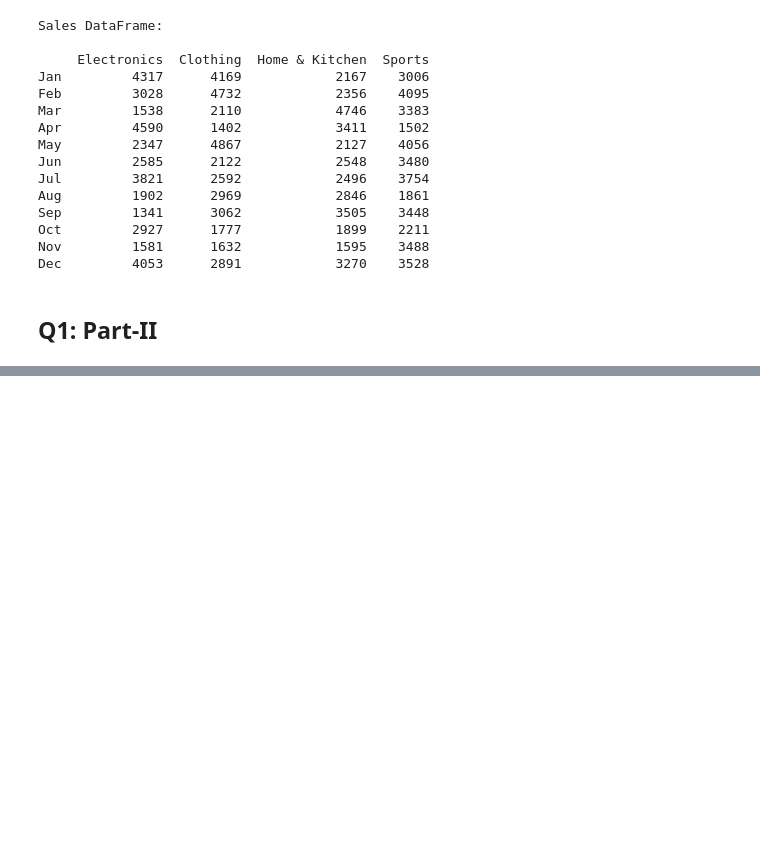
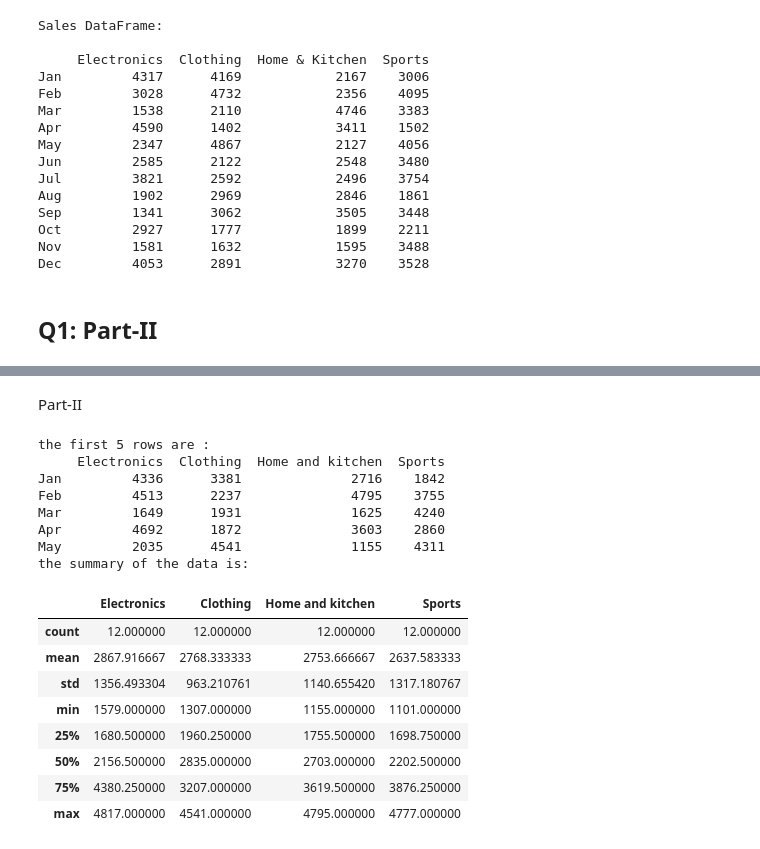
Before and after one commit to Techsavvyy00/UCS420-Cognitive-Computing-Lab-, a Jupyter notebook: assignment_7.ipynb, the cells around one changed output, grey strips where cells are left out. Cells and saved outputs as stored; diff of their text form; code cells hidden in the pictures; blank space fills up the shorter version.

```diff
--- a/assignment_7.ipynb
+++ b/assignment_7.ipynb
@@ -159,0 +69,25 @@ Data exported to sales_data_aditya.csv
+# %% [markdown]
+Part-II
+# %%
+print("the first 5 rows are :")
+print(df.head())
+print("the summary of the data is:")
+df.describe()
+# %% [output]
+the first 5 rows are :
+     Electronics  Clothing  Home and kitchen  Sports
+Jan         4336      3381              2716    1842
+Feb         4513      2237              4795    3755
+Mar         1649      1931              1625    4240
+Apr         4692      1872              3603    2860
+May         2035      4541              1155    4311
+the summary of the data is:
+|  | Electronics | Clothing | Home and kitchen | Sports |
+| count | 12.000000 | 12.000000 | 12.000000 | 12.000000 |
+| mean | 2867.916667 | 2768.333333 | 2753.666667 | 2637.583333 |
+| std | 1356.493304 | 963.210761 | 1140.655420 | 1317.180767 |
+| min | 1579.000000 | 1307.000000 | 1155.000000 | 1101.000000 |
+| 25% | 1680.500000 | 1960.250000 | 1755.500000 | 1698.750000 |
+| 50% | 2156.500000 | 2835.000000 | 2703.000000 | 2202.500000 |
+| 75% | 4380.250000 | 3207.000000 | 3619.500000 | 3876.250000 |
+| max | 4817.000000 | 4541.000000 | 4795.000000 | 4777.000000 |
```
Also changed, not shown: parts of 31 cells of this notebook.
